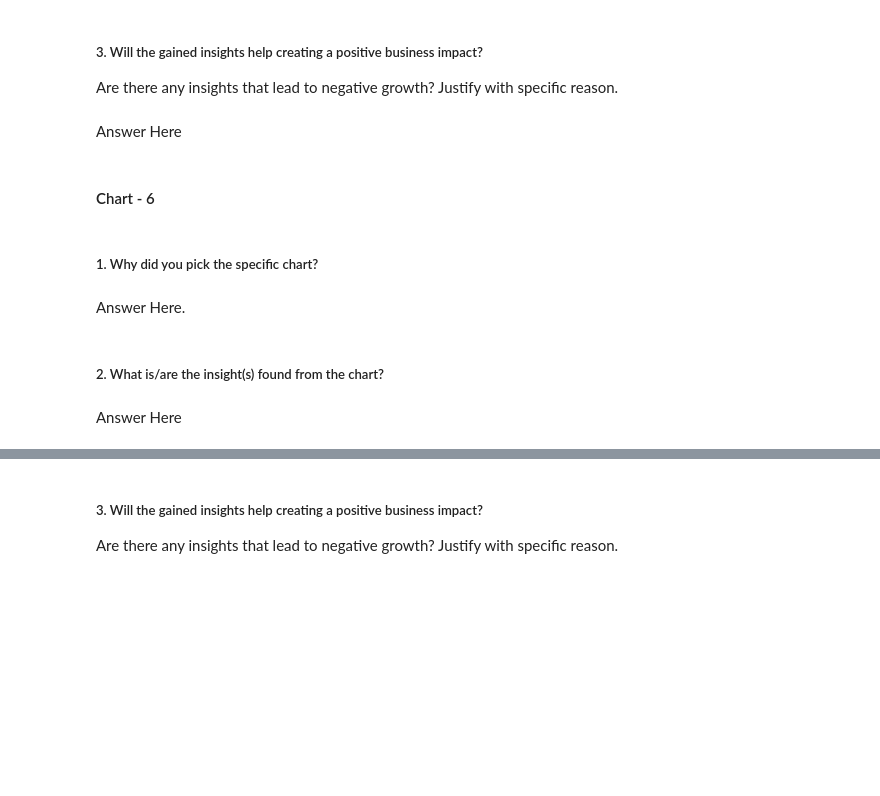
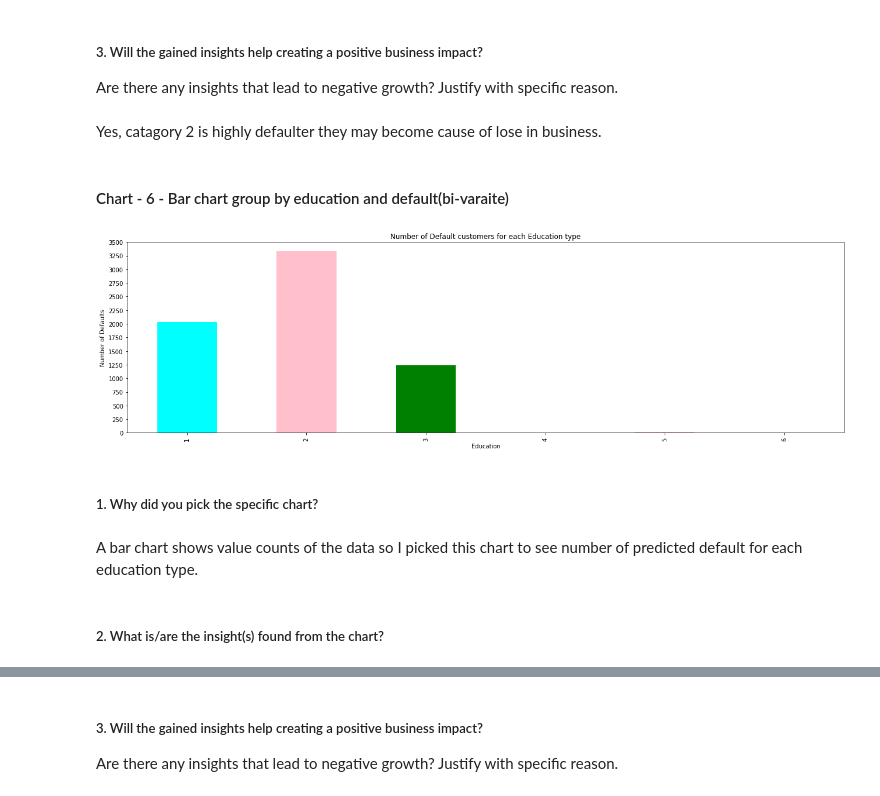
Before and after one commit to mdismailquraishicse/capstone_project_3_classification_creditcard_default, a Jupyter notebook: CreditCardDefaultPrediction.ipynb, the cells around one changed output, grey strips where cells are left out. Cells and saved outputs as stored; diff of their text form; code cells hidden in the pictures; blank space fills up the shorter version.

```diff
--- a/CreditCardDefaultPrediction.ipynb
+++ b/CreditCardDefaultPrediction.ipynb
@@ -533,7 +577,3 @@ Answer Here
 # %% [markdown]
 ##### 3. Will the gained insights help creating a positive business impact?
 Are there any insights that lead to negative growth? Justify with specific reason.
-# %% [markdown]
-Answer Here
-# %% [markdown]
-#### Chart - 6
@@ -542,8 +580,20 @@ Answer Here
+# %% [markdown]
+Yes, catagory 2 is highly defaulter they may become cause of lose in business.
+# %% [markdown]
+#### Chart - 6 - Bar chart group by education and default(bi-varaite)
+# %%
+# Chart - 6 visualization code
+df_defaulted.groupby(['EDUCATION'])['default'].count().plot.bar(color= ['cyan','pink','green'],figsize=(22,6))
+plt.title('Number of Default customers for each Education type')
+plt.xlabel('Education')
+plt.ylabel('Number of Defaults')
+plt.yticks(np.arange(0,3600,250))
+plt.show()
+# %% [output]
+[figure, added]
 # %% [markdown]
 ##### 1. Why did you pick the specific chart?
-# %% [markdown]
-Answer Here.
+# %% [markdown]
+A bar chart shows value counts of the data so I picked this chart to see number of predicted default for each education type.
 # %% [markdown]
 ##### 2. What is/are the insight(s) found from the chart?
-# %% [markdown]
-Answer Here
```
Also changed, not shown: parts of 68 cells of this notebook.
